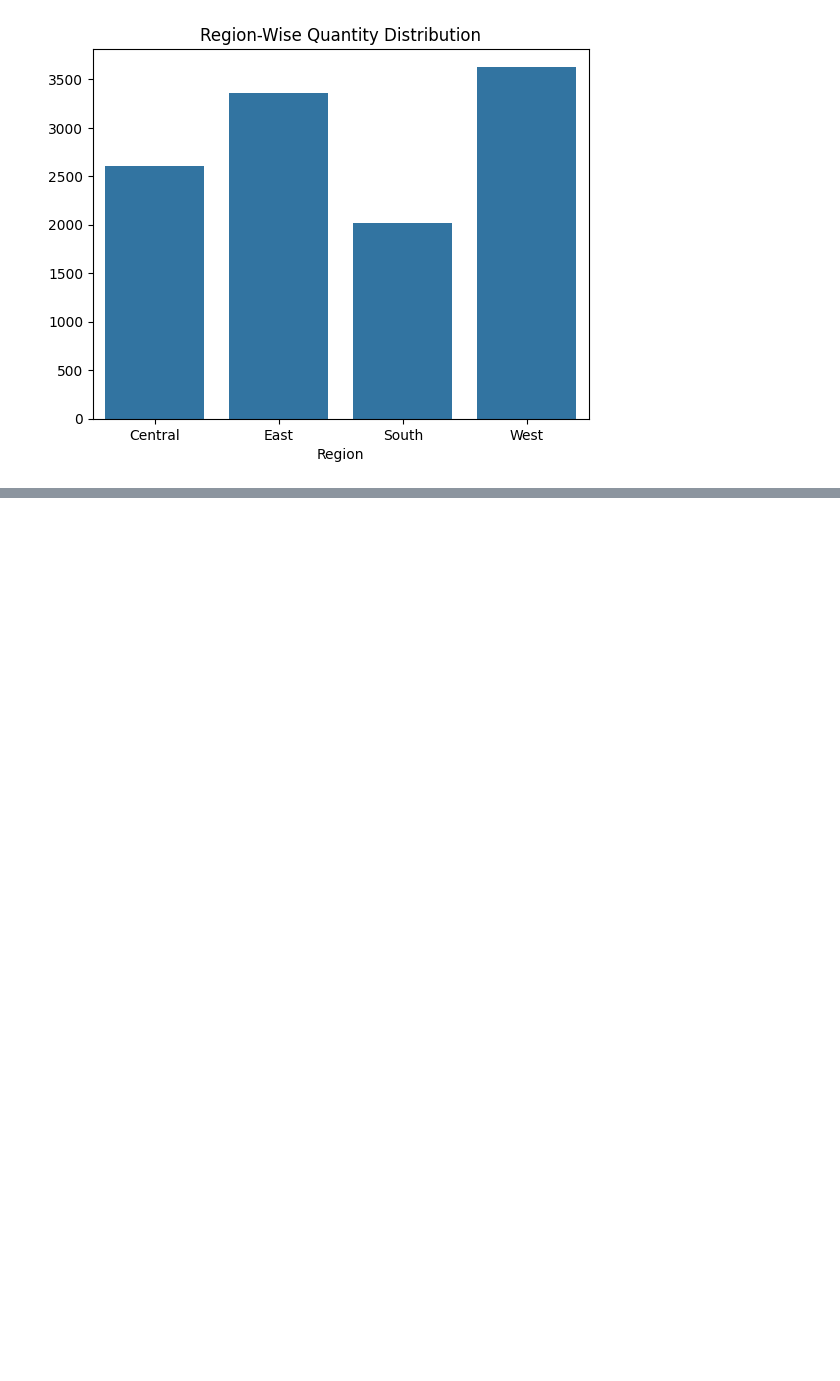
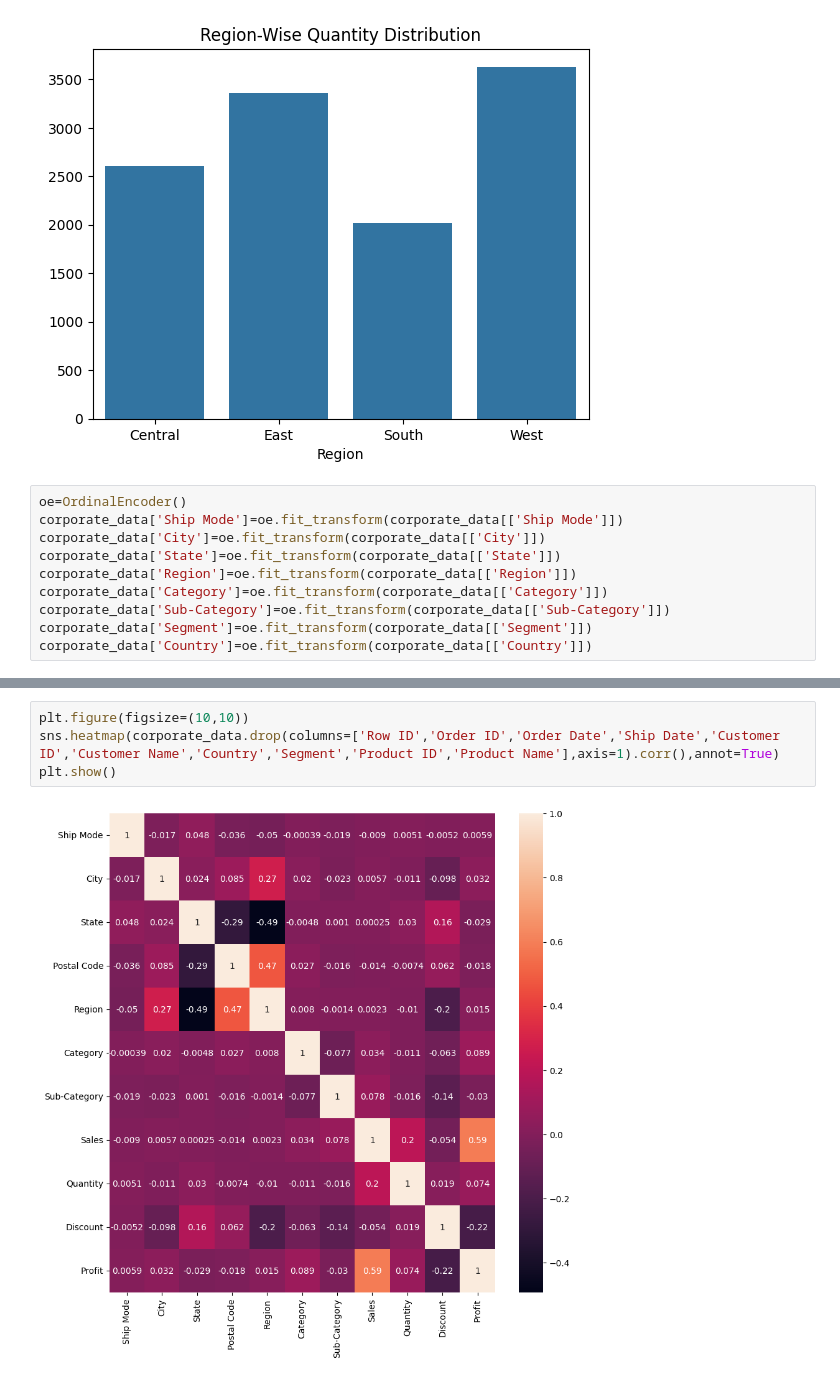
Before and after one commit to ankitg-02/sales_analysis, a Jupyter notebook: Corporate.ipynb, the cells around one changed output, grey strips where cells are left out. Cells and saved outputs as stored; diff of their text form; blank space fills up the shorter version.

```diff
--- a/Corporate.ipynb
+++ b/Corporate.ipynb
@@ -215,3 +215,13 @@ plt.title("Region-Wise Quantity Distribution")
 plt.show()
 # %% [output]
 [figure]
+# %%
+oe=OrdinalEncoder()
+corporate_data['Ship Mode']=oe.fit_transform(corporate_data[['Ship Mode']])
+corporate_data['City']=oe.fit_transform(corporate_data[['City']])
+corporate_data['State']=oe.fit_transform(corporate_data[['State']])
+corporate_data['Region']=oe.fit_transform(corporate_data[['Region']])
+corporate_data['Category']=oe.fit_transform(corporate_data[['Category']])
+corporate_data['Sub-Category']=oe.fit_transform(corporate_data[['Sub-Category']])
+corporate_data['Segment']=oe.fit_transform(corporate_data[['Segment']])
+corporate_data['Country']=oe.fit_transform(corporate_data[['Country']])
@@ -217,0 +256,6 @@ plt.show()
+# %%
+plt.figure(figsize=(10,10))
+sns.heatmap(corporate_data.drop(columns=['Row ID','Order ID','Order Date','Ship Date','Customer ID','Customer Name','Country','Segment','Product ID','Product Name'],axis=1).corr(),annot=True)
+plt.show()
+# %% [output]
+[figure, added]
```
Also changed, not shown: parts of 5 cells of this notebook.
